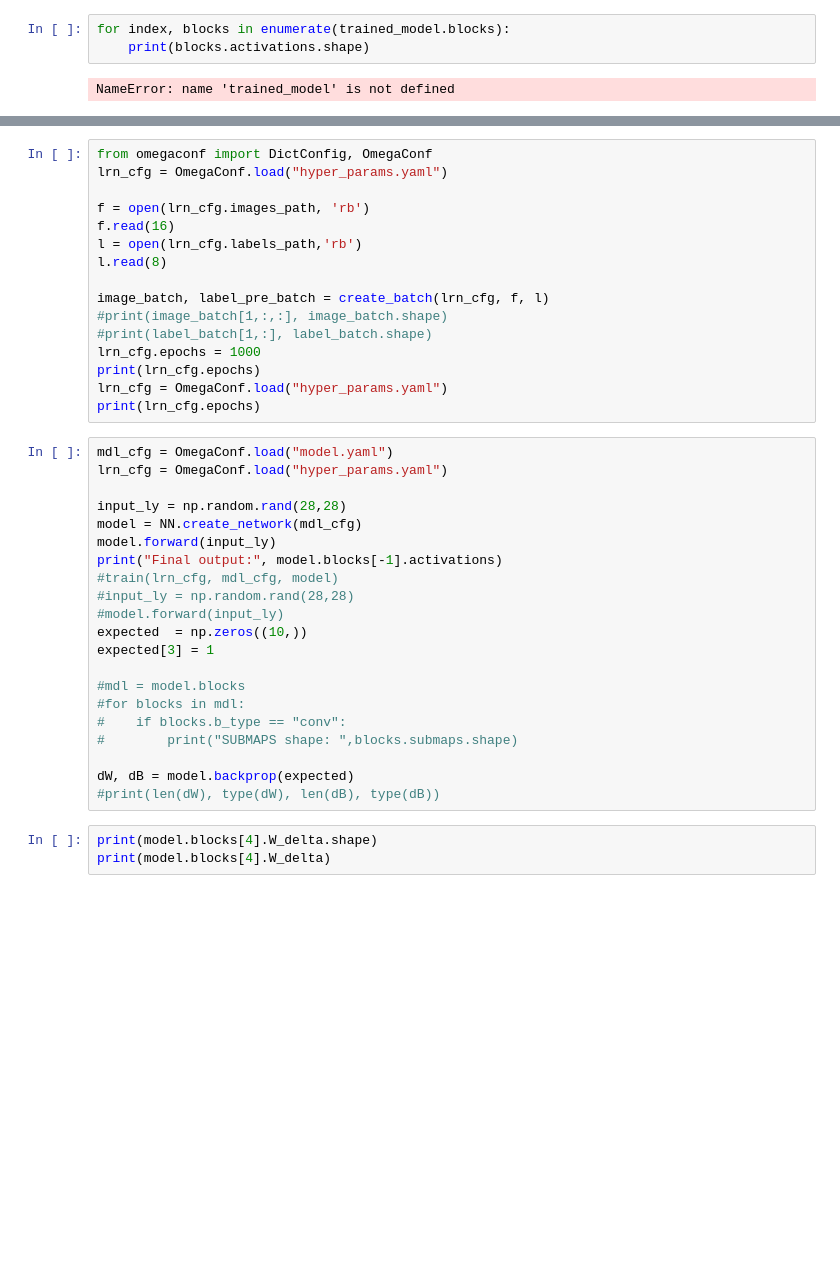
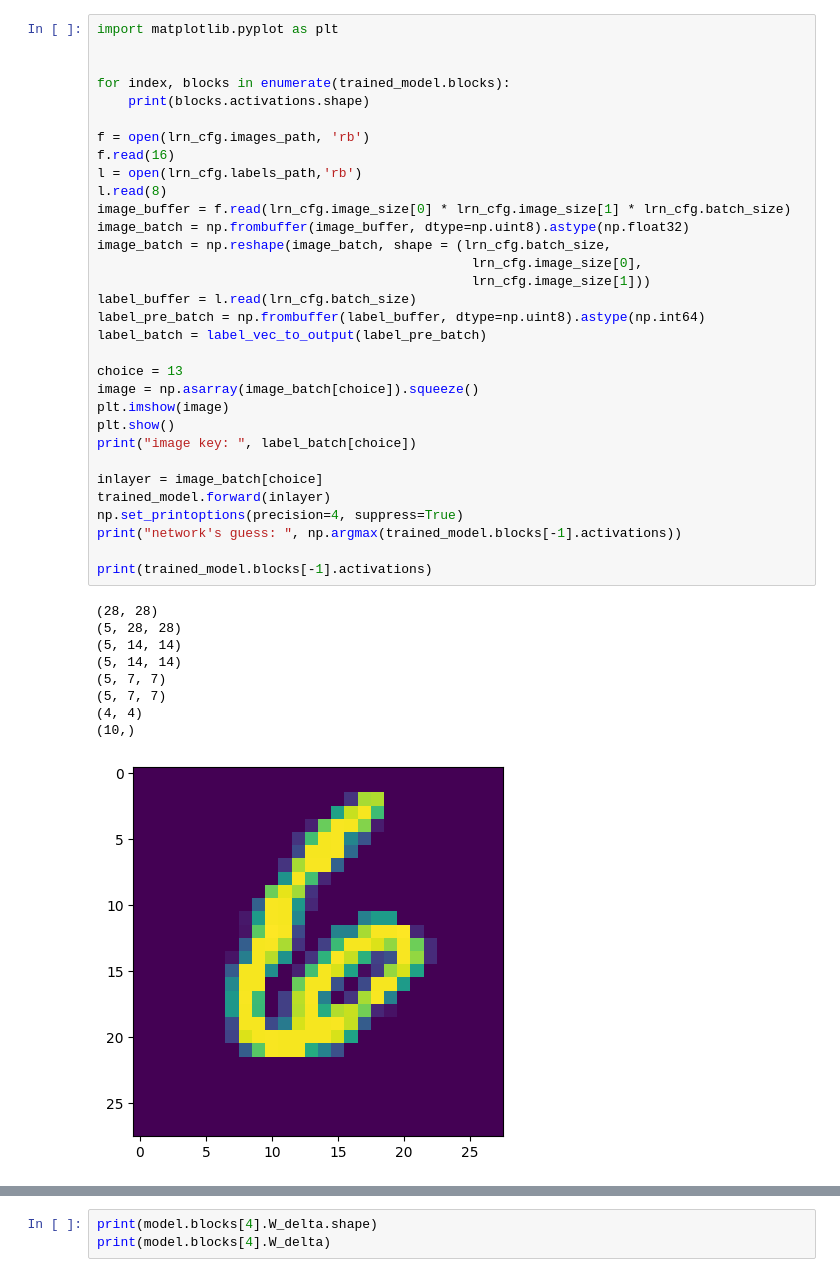
Before and after one commit to Jonathan-Lussier/convolutional, a Jupyter notebook: 2d_conv_nn.ipynb, the cells around one changed output, grey strips where cells are left out. Drawn from its saved outputs; the diff is of its cells as text; blank space fills up the shorter version.

Commit message:
added output checking function, removed old code, tweaked hyper_params

```diff
--- a/2d_conv_nn.ipynb
+++ b/2d_conv_nn.ipynb
@@ -728,5 +731,42 @@ trained_model, run_time, loss_over_time_xy = train(lrn_cfg, mdl_cfg, model)
 # %%
+import matplotlib.pyplot as plt
+
+
 for index, blocks in enumerate(trained_model.blocks):
     print(blocks.activations.shape)
+
+f = open(lrn_cfg.images_path, 'rb')
+f.read(16)
+l = open(lrn_cfg.labels_path,'rb')
+l.read(8)
+image_buffer = f.read(lrn_cfg.image_size[0] * lrn_cfg.image_size[1] * lrn_cfg.batch_size)
+image_batch = np.frombuffer(image_buffer, dtype=np.uint8).astype(np.float32)
+image_batch = np.reshape(image_batch, shape = (lrn_cfg.batch_size,
+                                                lrn_cfg.image_size[0],
+                                                lrn_cfg.image_size[1]))
+label_buffer = l.read(lrn_cfg.batch_size)
+label_pre_batch = np.frombuffer(label_buffer, dtype=np.uint8).astype(np.int64)
+label_batch = label_vec_to_output(label_pre_batch)
+
+choice = 13
+image = np.asarray(image_batch[choice]).squeeze()
+plt.imshow(image)
+plt.show()
+print("image key: ", label_batch[choice])
+
+inlayer = image_batch[choice]
+trained_model.forward(inlayer)
+np.set_printoptions(precision=4, suppress=True)
+print("network's guess: ", np.argmax(trained_model.blocks[-1].activations))
+
+print(trained_model.blocks[-1].activations)
 # %% [output]
-NameError: name 'trained_model' is not defined
+(28, 28)
+(5, 28, 28)
+(5, 14, 14)
+(5, 14, 14)
+(5, 7, 7)
+(5, 7, 7)
+(4, 4)
+(10,)
+[figure, added]
@@ -733,40 +777,3 @@ NameError: name 'trained_model' is not defined
-# %%
-from omegaconf import DictConfig, OmegaConf
-lrn_cfg = OmegaConf.load("hyper_params.yaml")
-
-f = open(lrn_cfg.images_path, 'rb')
-f.read(16)
-l = open(lrn_cfg.labels_path,'rb')
-l.read(8)
-
-image_batch, label_pre_batch = create_batch(lrn_cfg, f, l)
-#print(image_batch[1,:,:], image_batch.shape)
-#print(label_batch[1,:], label_batch.shape)
-lrn_cfg.epochs = 1000
-print(lrn_cfg.epochs)
-lrn_cfg = OmegaConf.load("hyper_params.yaml")
-print(lrn_cfg.epochs)
-# %%
-mdl_cfg = OmegaConf.load("model.yaml")
-lrn_cfg = OmegaConf.load("hyper_params.yaml")
-
-input_ly = np.random.rand(28,28)
-model = NN.create_network(mdl_cfg)
-model.forward(input_ly)
-print("Final output:", model.blocks[-1].activations)
-#train(lrn_cfg, mdl_cfg, model)
-#input_ly = np.random.rand(28,28)
-#model.forward(input_ly)
-expected  = np.zeros((10,))
-expected[3] = 1
-
-#mdl = model.blocks
-#for blocks in mdl:
-#    if blocks.b_type == "conv":
-#        print("SUBMAPS shape: ",blocks.submaps.shape)
-
-dW, dB = model.backprop(expected)
-#print(len(dW), type(dW), len(dB), type(dB))
 # %%
 print(model.blocks[4].W_delta.shape)
 print(model.blocks[4].W_delta)
```
Also changed, not shown: parts of 8 cells of this notebook, 1 other file.
